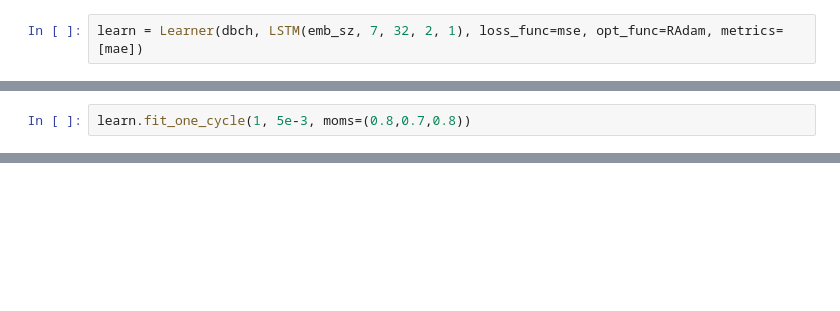
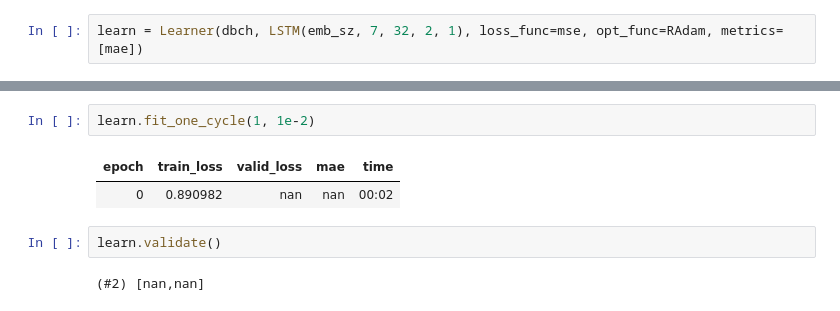
Before and after one commit to takotab/time-series-testing, a Jupyter notebook: nbs/_v2_seq_seq.ipynb, the cells around one changed output, grey strips where cells are left out. Saved outputs shown, nothing was run; the diff lists cells and outputs as text; blank space fills up the shorter version.

Commit message:
got it training

```diff
--- a/nbs/_v2_seq_seq.ipynb
+++ b/nbs/_v2_seq_seq.ipynb
@@ -788,2 +547,0 @@ torch.Size([32, 73, 7])
-# %%
-learn.fit_one_cycle(1, 5e-3, moms=(0.8,0.7,0.8))
@@ -839,0 +548,9 @@ torch.Size([35, 73, 7])
+# %%
+learn.fit_one_cycle(1, 1e-2)
+# %% [output]
+| epoch | train_loss | valid_loss | mae | time |
+| 0 | 0.890982 | nan | nan | 00:02 |
+# %%
+learn.validate()
+# %% [output]
+(#2) [nan,nan]
```
Also changed, not shown: parts of 16 cells of this notebook.
